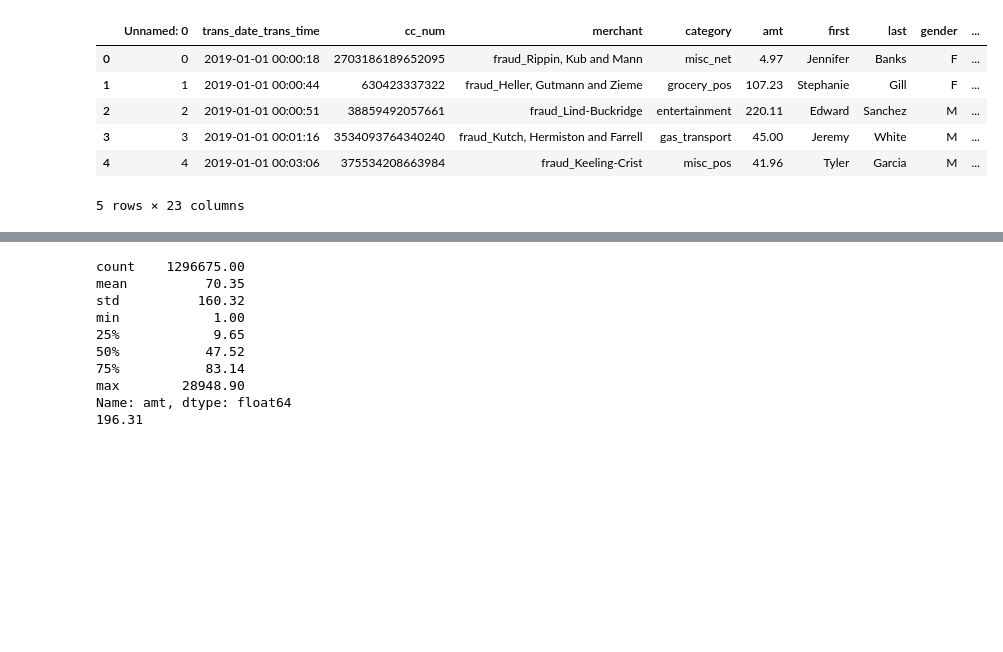
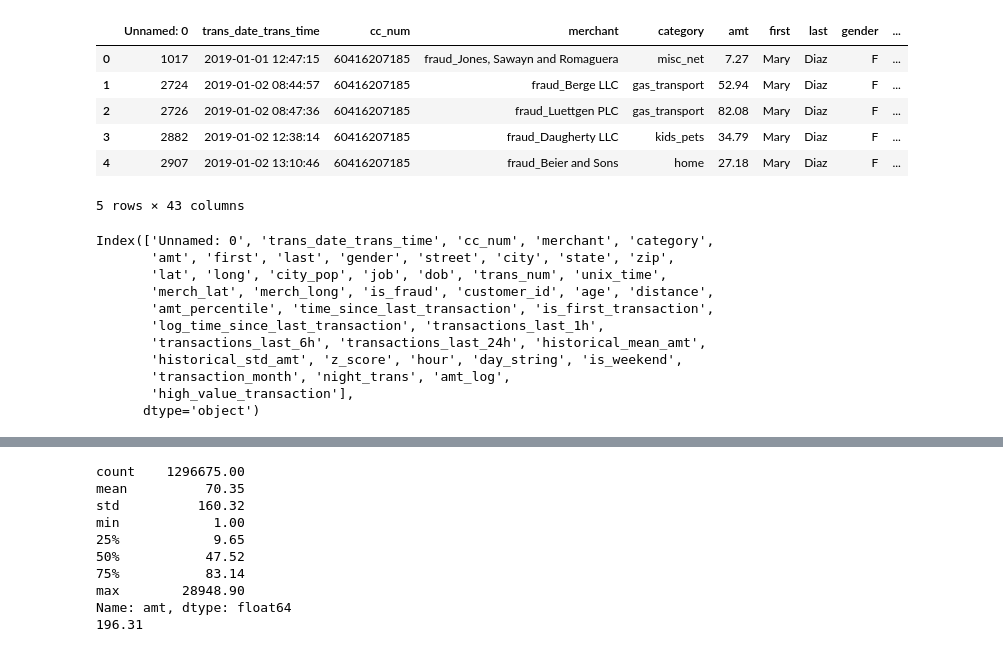
Before and after one commit to swyner97/cc-fraud-detection, a Jupyter notebook: notebooks/eda.ipynb, the cells around one changed output, grey strips where cells are left out. Drawn from its saved outputs; the diff is of its cells as text; code cells hidden in the pictures; blank space fills up the shorter version.

```diff
--- a/notebooks/eda.ipynb
+++ b/notebooks/eda.ipynb
@@ -1,23 +1,44 @@
 # %%
+import sys
+import os
+
+sys.path.append(os.path.abspath(os.path.join("..")))
+
 import pandas as pd
 import numpy as np
 import matplotlib.pyplot as plt
 import seaborn as sns
 from scipy.stats import spearmanr, chi2_contingency
 import warnings
 from datetime import datetime, date
 
+from src.features import engineer_features
+
 warnings.filterwarnings("ignore")
 
-df = pd.read_csv(r'../data/fraudTrain.csv')
+raw_df = pd.read_csv(r"../data/fraudTrain.csv")
+df = engineer_features(raw_df)
 
 display(df.head())
-print(df.columns())
+print(
+    df.columns
+)  # Note: removed parentheses from .columns, as it is a property, not a function!
 # %% [output]
 |  | Unnamed: 0 | trans_date_trans_time | cc_num | merchant | category | amt | first | last | gender | ... |
-| 0 | 0 | 2019-01-01 00:00:18 | 2703186189652095 | fraud_Rippin, Kub and Mann | misc_net | 4.97 | Jennifer | Banks | F | ... |
-| 1 | 1 | 2019-01-01 00:00:44 | 630423337322 | fraud_Heller, Gutmann and Zieme | grocery_pos | 107.23 | Stephanie | Gill | F | ... |
-| 2 | 2 | 2019-01-01 00:00:51 | 38859492057661 | fraud_Lind-Buckridge | entertainment | 220.11 | Edward | Sanchez | M | ... |
-| 3 | 3 | 2019-01-01 00:01:16 | 3534093764340240 | fraud_Kutch, Hermiston and Farrell | gas_transport | 45.00 | Jeremy | White | M | ... |
-| 4 | 4 | 2019-01-01 00:03:06 | 375534208663984 | fraud_Keeling-Crist | misc_pos | 41.96 | Tyler | Garcia | M | ... |
+| 0 | 1017 | 2019-01-01 12:47:15 | 60416207185 | fraud_Jones, Sawayn and Romaguera | misc_net | 7.27 | Mary | Diaz | F | ... |
+| 1 | 2724 | 2019-01-02 08:44:57 | 60416207185 | fraud_Berge LLC | gas_transport | 52.94 | Mary | Diaz | F | ... |
+| 2 | 2726 | 2019-01-02 08:47:36 | 60416207185 | fraud_Luettgen PLC | gas_transport | 82.08 | Mary | Diaz | F | ... |
+| 3 | 2882 | 2019-01-02 12:38:14 | 60416207185 | fraud_Daugherty LLC | kids_pets | 34.79 | Mary | Diaz | F | ... |
+| 4 | 2907 | 2019-01-02 13:10:46 | 60416207185 | fraud_Beier and Sons | home | 27.18 | Mary | Diaz | F | ... |
-5 rows × 23 columns
+5 rows × 43 columns
+Index(['Unnamed: 0', 'trans_date_trans_time', 'cc_num', 'merchant', 'category',
+       'amt', 'first', 'last', 'gender', 'street', 'city', 'state', 'zip',
+       'lat', 'long', 'city_pop', 'job', 'dob', 'trans_num', 'unix_time',
+       'merch_lat', 'merch_long', 'is_fraud', 'customer_id', 'age', 'distance',
+       'amt_percentile', 'time_since_last_transaction', 'is_first_transaction',
+       'log_time_since_last_transaction', 'transactions_last_1h',
+       'transactions_last_6h', 'transactions_last_24h', 'historical_mean_amt',
+       'historical_std_amt', 'z_score', 'hour', 'day_string', 'is_weekend',
+       'transaction_month', 'night_trans', 'amt_log',
+       'high_value_transaction'],
+      dtype='object')
```
Also changed, not shown: parts of 2 cells of this notebook, 5 other files.
